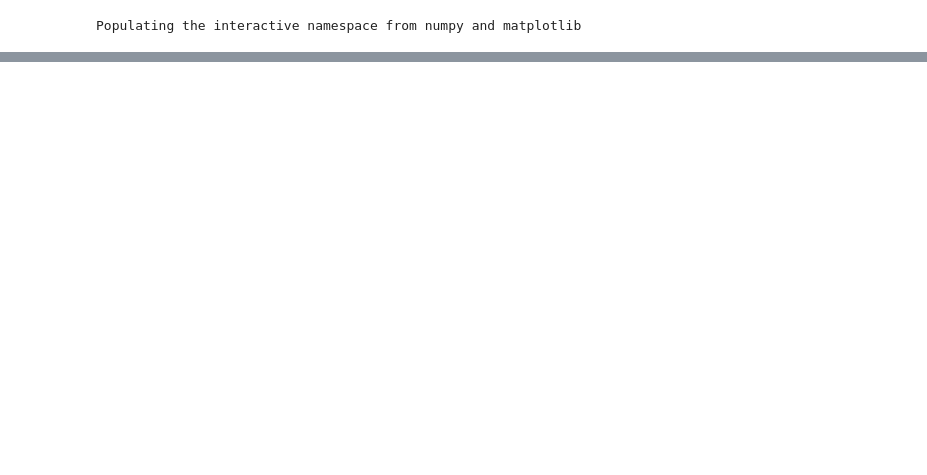
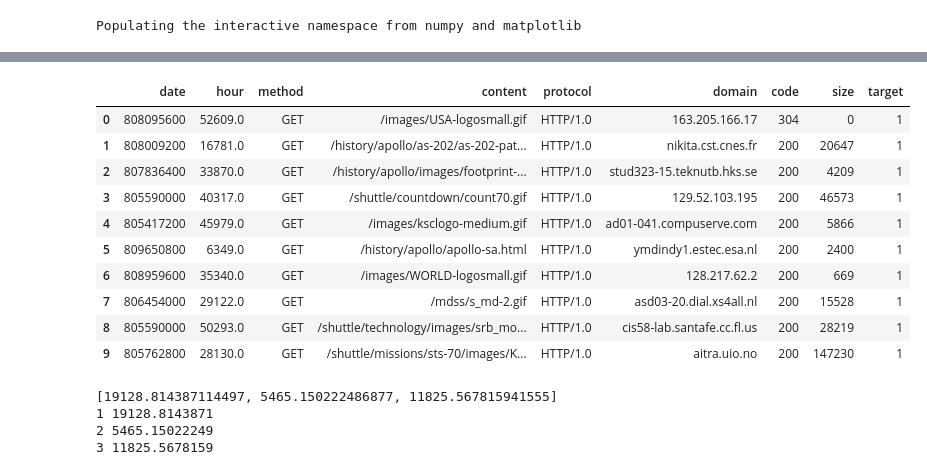
Before and after one commit to DawidSzcz/Eksploracja_projekt, a Jupyter notebook: Project.ipynb, the cells around one changed output, grey strips where cells are left out. Drawn from its saved outputs; the diff is of its cells as text; code cells hidden in the pictures; blank space fills up the shorter version.

```diff
--- a/Project.ipynb
+++ b/Project.ipynb
@@ -86,0 +10,17 @@ ValueError: 's' is a bad directive in format '%s'
+# %%
+server_data = pd.read_csv('data.gz', sep=';', header = None)
+server_data.columns = ['date', 'hour', 'method', 'content', 'protocol', 'domain', 'code', 'size', 'target']
+# %%
+server_data.head(10)
+# %% [output]
+|  | date | hour | method | content | protocol | domain | code | size | target |
+| 0 | 808095600 | 52609.0 | GET | /images/USA-logosmall.gif | HTTP/1.0 | 163.205.166.17 | 304 | 0 | 1 |
+| 1 | 808009200 | 16781.0 | GET | /history/apollo/as-202/as-202-pat... | HTTP/1.0 | nikita.cst.cnes.fr | 200 | 20647 | 1 |
+| 2 | 807836400 | 33870.0 | GET | /history/apollo/images/footprint-... | HTTP/1.0 | stud323-15.teknutb.hks.se | 200 | 4209 | 1 |
+| 3 | 805590000 | 40317.0 | GET | /shuttle/countdown/count70.gif | HTTP/1.0 | 129.52.103.195 | 200 | 46573 | 1 |
+| 4 | 805417200 | 45979.0 | GET | /images/ksclogo-medium.gif | HTTP/1.0 | ad01-041.compuserve.com | 200 | 5866 | 1 |
+| 5 | 809650800 | 6349.0 | GET | /history/apollo/apollo-sa.html | HTTP/1.0 | ymdindy1.estec.esa.nl | 200 | 2400 | 1 |
+| 6 | 808959600 | 35340.0 | GET | /images/WORLD-logosmall.gif | HTTP/1.0 | 128.217.62.2 | 200 | 669 | 1 |
+| 7 | 806454000 | 29122.0 | GET | /mdss/s_md-2.gif | HTTP/1.0 | asd03-20.dial.xs4all.nl | 200 | 15528 | 1 |
+| 8 | 805590000 | 50293.0 | GET | /shuttle/technology/images/srb_mo... | HTTP/1.0 | cis58-lab.santafe.cc.fl.us | 200 | 28219 | 1 |
+| 9 | 805762800 | 28130.0 | GET | /shuttle/missions/sts-70/images/K... | HTTP/1.0 | aitra.uio.no | 200 | 147230 | 1 |
@@ -86,0 +46,8 @@ ValueError: 's' is a bad directive in format '%s'
+# %%
+fill(server_data, 'target', 'size')
+server_data['size'] = server_data['size'].astype('float64')
+# %% [output]
+[19128.814387114497, 5465.150222486877, 11825.567815941555]
+1 19128.8143871
+2 5465.15022249
+3 11825.5678159
```
Also changed, not shown: parts of 15 cells of this notebook, 2 other files.
